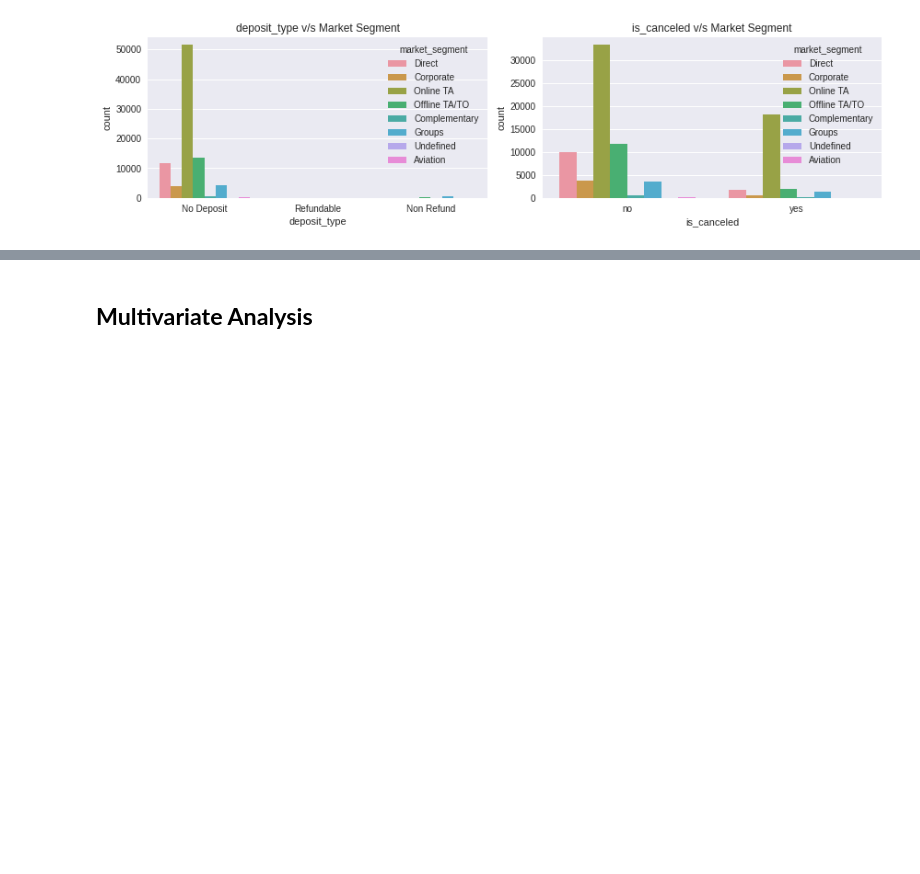
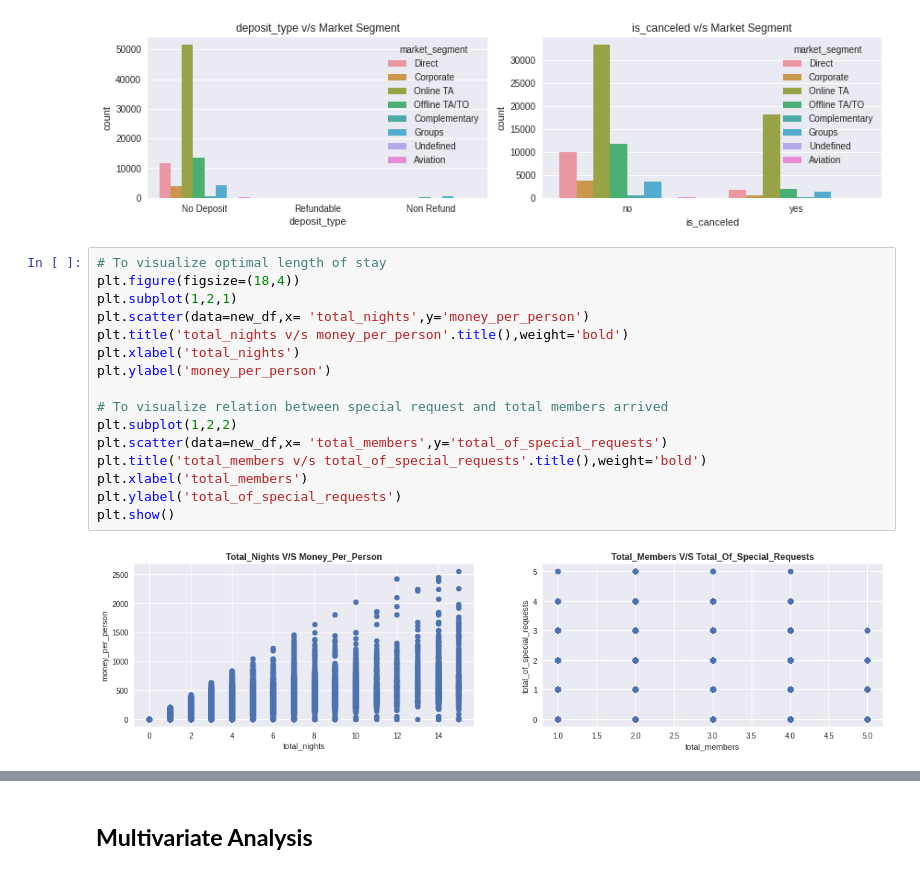
Before and after one commit to dhiru-c/CAPSTONE_PROJECT-HOTEL-BOOKING-ANALYSIS, a Jupyter notebook: Hotel_Booking_Analysis_Capstone_Project.ipynb, the cells around one changed output, grey strips where cells are left out. Drawn from its saved outputs; the diff is of its cells as text; blank space fills up the shorter version.

```diff
--- a/Hotel_Booking_Analysis_Capstone_Project.ipynb
+++ b/Hotel_Booking_Analysis_Capstone_Project.ipynb
@@ -350,3 +397,21 @@ for column in ['deposit_type','is_canceled']:
   plt.tight_layout()
 # %% [output]
 [figure]
+# %%
+# To visualize optimal length of stay
+plt.figure(figsize=(18,4))
+plt.subplot(1,2,1)
+plt.scatter(data=new_df,x= 'total_nights',y='money_per_person')
+plt.title('total_nights v/s money_per_person'.title(),weight='bold')
+plt.xlabel('total_nights')
+plt.ylabel('money_per_person')
+
+# To visualize relation between special request and total members arrived
+plt.subplot(1,2,2)
+plt.scatter(data=new_df,x= 'total_members',y='total_of_special_requests')
+plt.title('total_members v/s total_of_special_requests'.title(),weight='bold')
+plt.xlabel('total_members')
+plt.ylabel('total_of_special_requests')
+plt.show()
+# %% [output]
+[figure, added]
```
Also changed, not shown: parts of 28 cells of this notebook.
